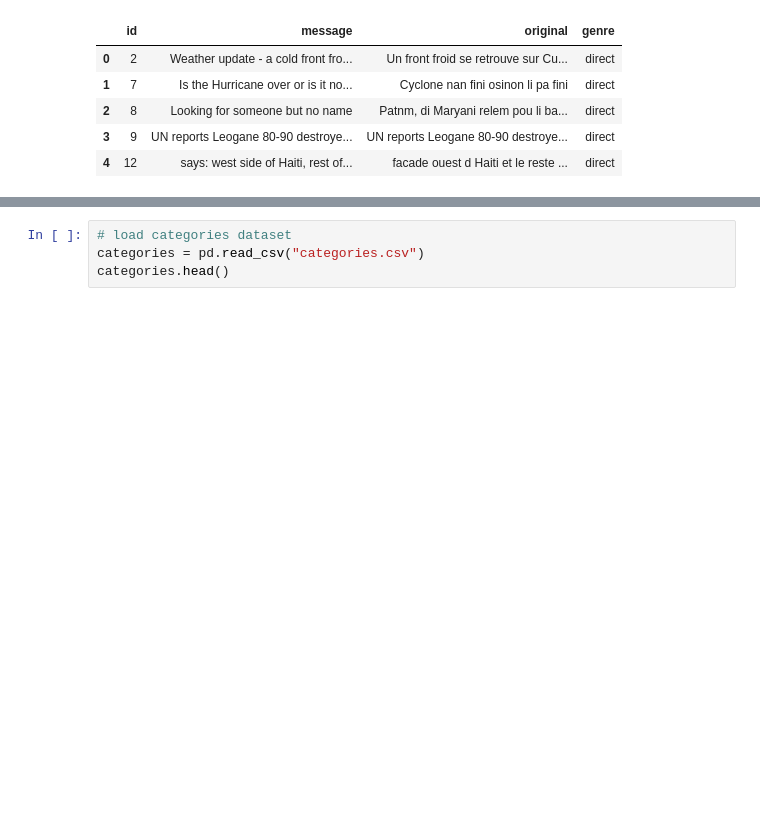
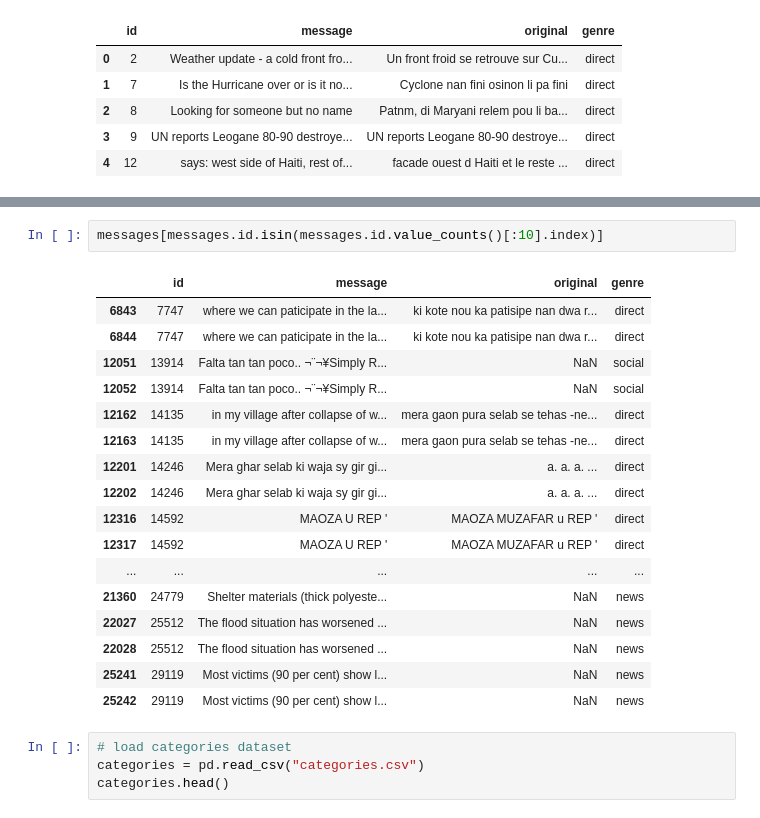
Before and after one commit to deacona/DSND_Term2, a Jupyter notebook: project_files/Disaster_Response_Pipelines/ETL Pipeline Preparation.ipynb, the cells around one changed output, grey strips where cells are left out. Drawn from its saved outputs; the diff is of its cells as text; blank space fills up the shorter version.

```diff
--- a/project_files/Disaster_Response_Pipelines/ETL Pipeline Preparation.ipynb
+++ b/project_files/Disaster_Response_Pipelines/ETL Pipeline Preparation.ipynb
@@ -23,3 +64,23 @@ messages.head()
+# %%
+messages[messages.id.isin(messages.id.value_counts()[:10].index)]
+# %% [output]
+|  | id | message | original | genre |
+| 6843 | 7747 | where we can paticipate in the la... | ki kote nou ka patisipe nan dwa r... | direct |
+| 6844 | 7747 | where we can paticipate in the la... | ki kote nou ka patisipe nan dwa r... | direct |
+| 12051 | 13914 | Falta tan tan poco.. ¬¨¬¥Simply R... | NaN | social |
+| 12052 | 13914 | Falta tan tan poco.. ¬¨¬¥Simply R... | NaN | social |
+| 12162 | 14135 | in my village after collapse of w... | mera gaon pura selab se tehas -ne... | direct |
+| 12163 | 14135 | in my village after collapse of w... | mera gaon pura selab se tehas -ne... | direct |
+| 12201 | 14246 | Mera ghar selab ki waja sy gir gi... | a. a. a. ... | direct |
+| 12202 | 14246 | Mera ghar selab ki waja sy gir gi... | a. a. a. ... | direct |
+| 12316 | 14592 | MAOZA U REP ' | MAOZA MUZAFAR u REP ' | direct |
+| 12317 | 14592 | MAOZA U REP ' | MAOZA MUZAFAR u REP ' | direct |
+| ... | ... | ... | ... | ... |
+| 21360 | 24779 | Shelter materials (thick polyeste... | NaN | news |
+| 22027 | 25512 | The flood situation has worsened ... | NaN | news |
+| 22028 | 25512 | The flood situation has worsened ... | NaN | news |
+| 25241 | 29119 | Most victims (90 per cent) show l... | NaN | news |
+| 25242 | 29119 | Most victims (90 per cent) show l... | NaN | news |
 # %%
 # load categories dataset
 categories = pd.read_csv("categories.csv")
```
Also changed, not shown: parts of 34 cells of this notebook, 1 other file.
